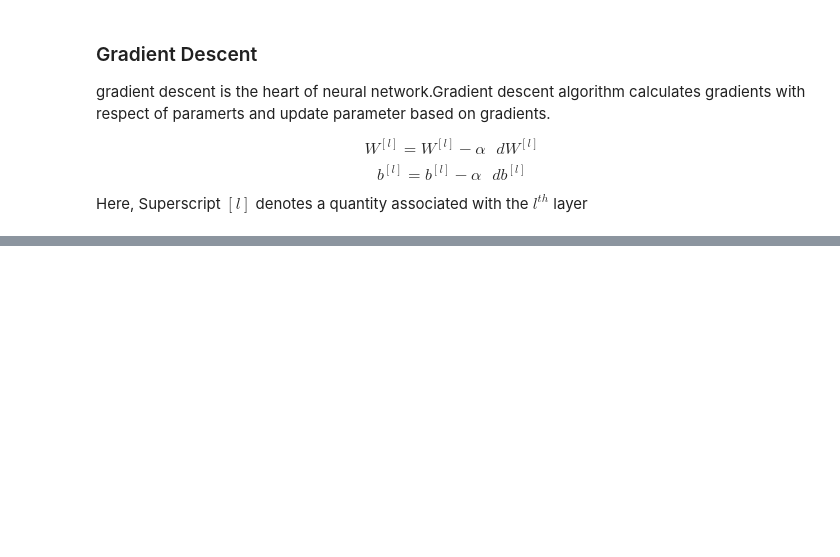
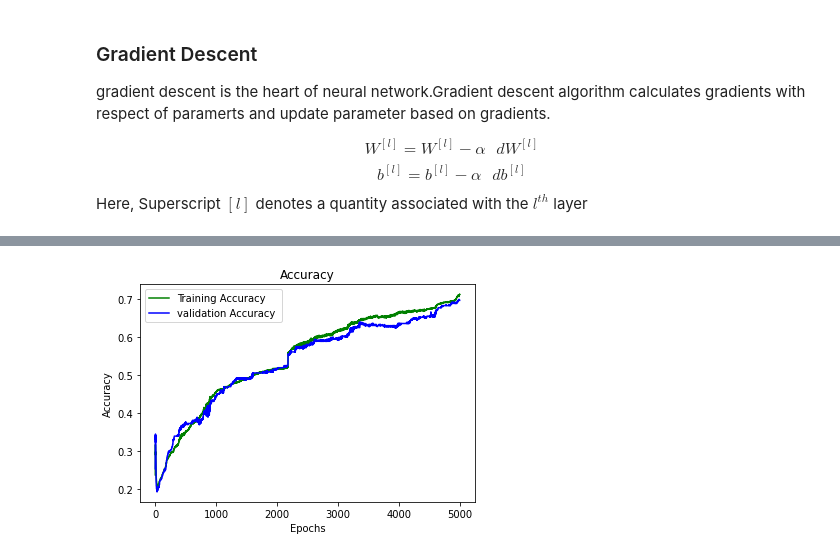
Before and after one commit to TakshPanchal/jax_notebooks, a Jupyter notebook: simple_mlp.ipynb, the cells around one changed output, grey strips where cells are left out. Saved outputs shown, nothing was run; the diff lists cells and outputs as text; code cells hidden in the pictures; blank space fills up the shorter version.

```diff
--- a/simple_mlp.ipynb
+++ b/simple_mlp.ipynb
@@ -325,0 +304,17 @@ def accuracy(params, X, Y):
+# %%
+def evaluate(eval_images,true_labels, params):
+    """evaluate model on a give data
+
+    Args:
+        eval_images (array like): array of evaluation data images of shape (n_samples, n_features)
+        true_labels (_type_): True class labels matrix having shape of (n_samples, 1)
+        params (list): parameters of the model
+    Returns:
+        loss (float) : Loss for the given data
+        accuracy (float): Accuracy for the given data
+    """
+    labels_encoded = jax.nn.one_hot(true_labels, n_classes)
+    eval_loss = loss_fn(params, eval_images, labels_encoded)
+
+    eval_accuracy = accuracy(params, eval_images, true_labels)
+    return eval_loss, eval_accuracy
@@ -401,2 +393,0 @@ Layers shapes are -  [{'biases': (32,), 'weights': (64, 32)}, {'biases': (32,),
-# %%
-eval_loss, eval_acc = evaluate(X_train_flattern, y_train, params)
@@ -411,0 +420,11 @@ plt.show()
+# %%
+epochs_range = range(1, epochs + 1)
+plt.plot(epochs_range, train_acc, 'g', label='Training Accuracy')
+plt.plot(epochs_range, eval_acc, 'b', label='validation Accuracy ')
+plt.title('Accuracy')
+plt.xlabel('Epochs')
+plt.ylabel('Accuracy')
+plt.legend()
+plt.show()
+# %% [output]
+[figure, added]
```
Also changed, not shown: parts of 14 cells of this notebook.
